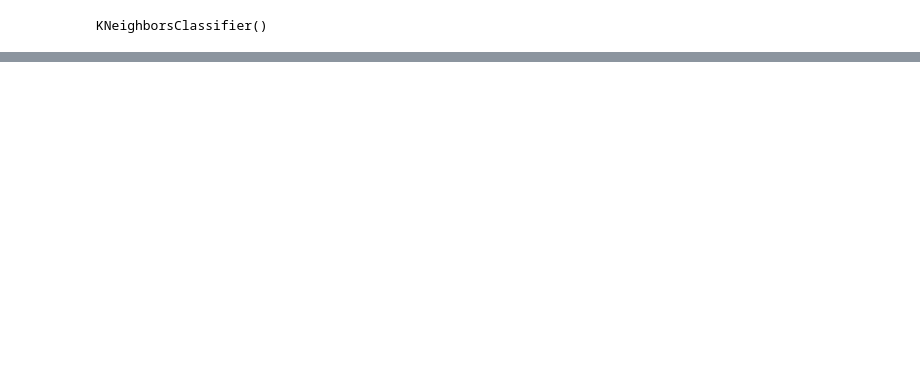
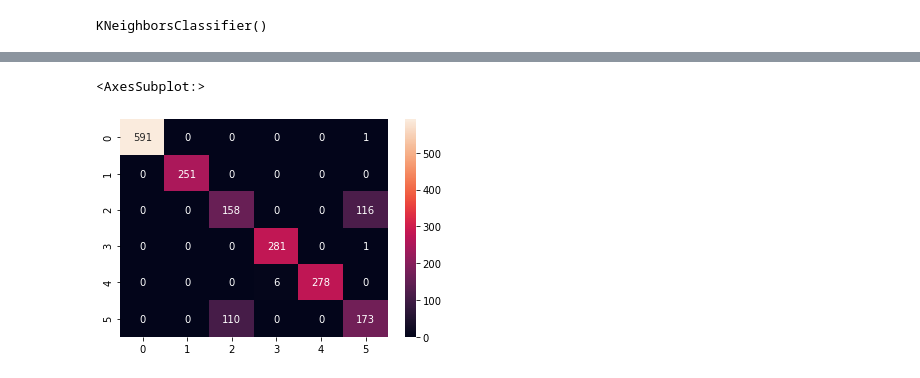
Before and after one commit to LeandroNardi96/Clasificacion_fallas_electricas_multiclass, a Jupyter notebook: Electrical_fault_multiclass.ipynb, the cells around one changed output, grey strips where cells are left out. Cells and saved outputs as stored; diff of their text form; code cells hidden in the pictures; blank space fills up the shorter version.

```diff
--- a/Electrical_fault_multiclass.ipynb
+++ b/Electrical_fault_multiclass.ipynb
@@ -242,0 +249,6 @@ sns.heatmap(cm, annot=True,fmt='d')
+# %%
+folds=StratifiedKFold(n_splits=10, random_state=0, shuffle=True)
+# %%
+grid = GridSearchCV(knn, param_grid, cv=folds, scoring='accuracy')
+# %%
+grid.fit(X_train_scaler, y_train)
@@ -242,0 +285,2 @@ sns.heatmap(cm, annot=True,fmt='d')
+# %%
+y_pred_grid = grid.predict(X_test_scaler)
@@ -242,0 +305,6 @@ sns.heatmap(cm, annot=True,fmt='d')
+# %%
+confusion = confusion_matrix(y_test, y_pred_grid)
+sns.heatmap(confusion, annot=True,fmt='d')
+# %% [output]
+<AxesSubplot:>
+[figure, added]
```
Also changed, not shown: parts of 37 cells of this notebook.
